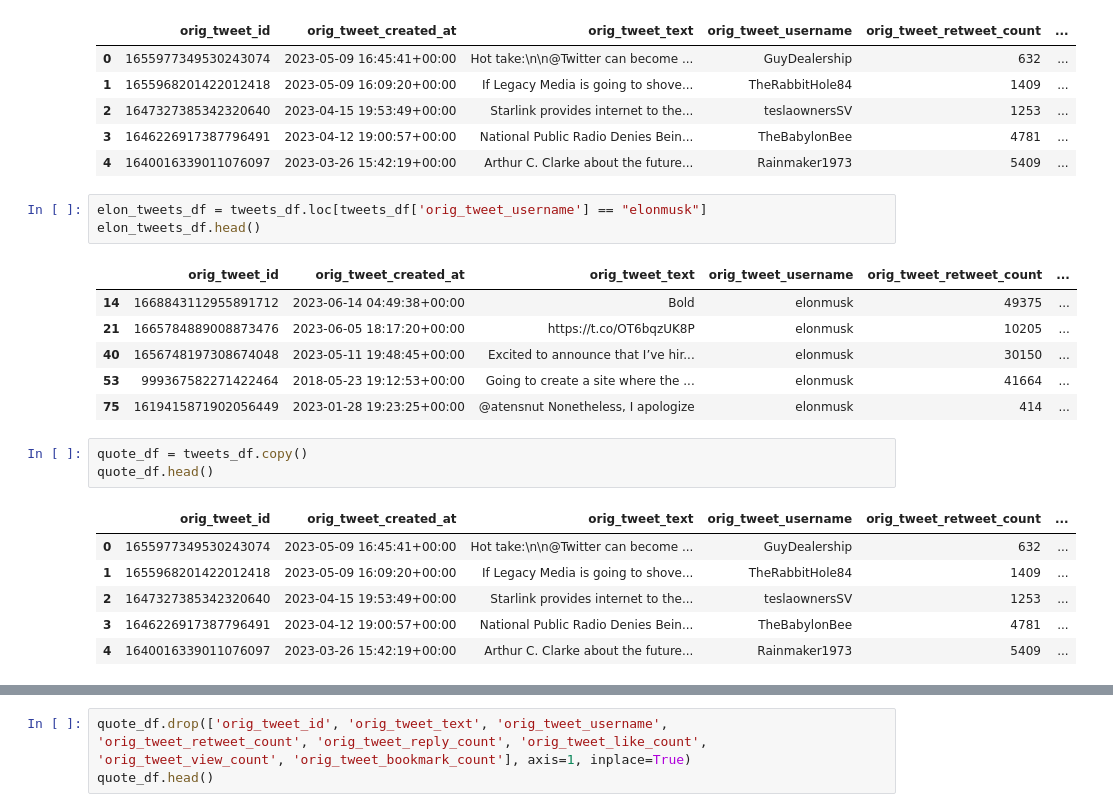
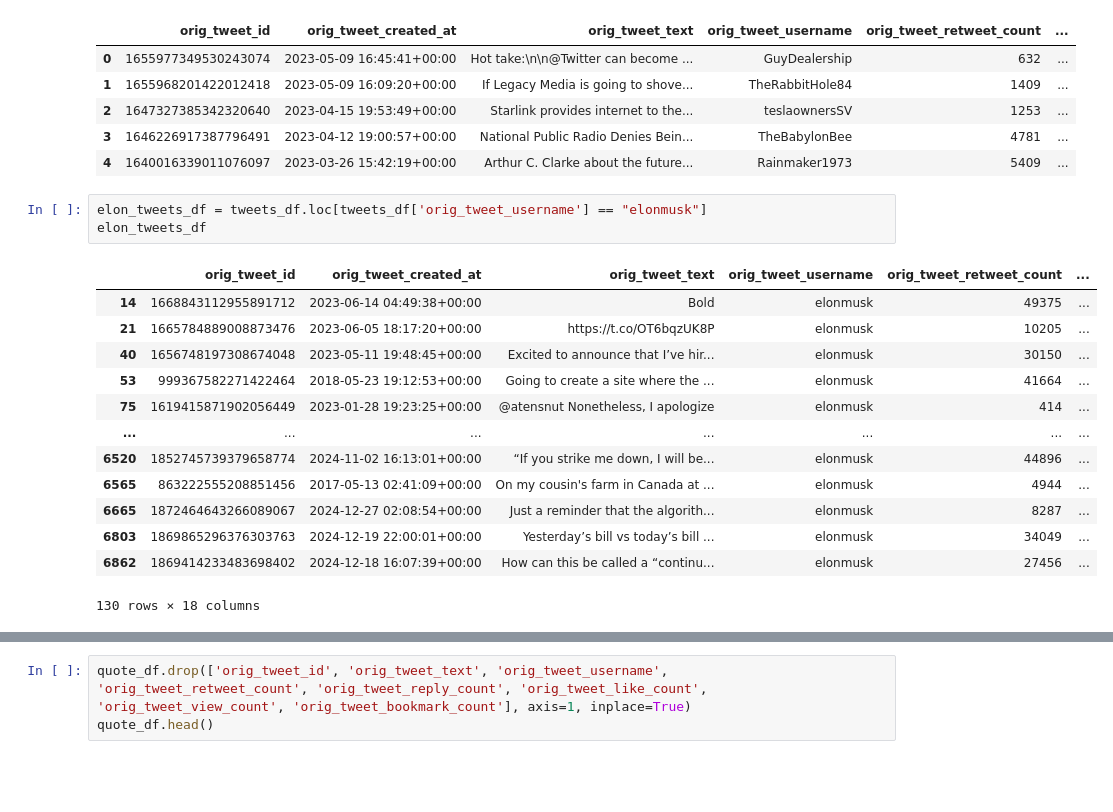
Before and after one commit to AliBedrosian/group-03-capstone_project, a Jupyter notebook: (Ali)/Ali_Cleaning_Tweets.ipynb, the cells around one changed output, grey strips where cells are left out. Saved outputs shown, nothing was run; the diff lists cells and outputs as text; blank space fills up the shorter version.

Commit message:
Ali tweets

```diff
--- a/(Ali)/Ali_Cleaning_Tweets.ipynb
+++ b/(Ali)/Ali_Cleaning_Tweets.ipynb
@@ -38,21 +52,18 @@ tweets_df.head()
 | 4 | 1640016339011076097 | 2023-03-26 15:42:19+00:00 | Arthur C. Clarke about the future... | Rainmaker1973 | 5409 | ... |
 # %%
 elon_tweets_df = tweets_df.loc[tweets_df['orig_tweet_username'] == "elonmusk"]
-elon_tweets_df.head()
+elon_tweets_df
 # %% [output]
 |  | orig_tweet_id | orig_tweet_created_at | orig_tweet_text | orig_tweet_username | orig_tweet_retweet_count | ... |
 | 14 | 1668843112955891712 | 2023-06-14 04:49:38+00:00 | Bold | elonmusk | 49375 | ... |
 | 21 | 1665784889008873476 | 2023-06-05 18:17:20+00:00 | https://t.co/OT6bqzUK8P | elonmusk | 10205 | ... |
 | 40 | 1656748197308674048 | 2023-05-11 19:48:45+00:00 | Excited to announce that I’ve hir... | elonmusk | 30150 | ... |
 | 53 | 999367582271422464 | 2018-05-23 19:12:53+00:00 | Going to create a site where the ... | elonmusk | 41664 | ... |
 | 75 | 1619415871902056449 | 2023-01-28 19:23:25+00:00 | @atensnut Nonetheless, I apologize | elonmusk | 414 | ... |
+| ... | ... | ... | ... | ... | ... | ... |
+| 6520 | 1852745739379658774 | 2024-11-02 16:13:01+00:00 | “If you strike me down, I will be... | elonmusk | 44896 | ... |
+| 6565 | 863222555208851456 | 2017-05-13 02:41:09+00:00 | On my cousin's farm in Canada at ... | elonmusk | 4944 | ... |
+| 6665 | 1872464643266089067 | 2024-12-27 02:08:54+00:00 | Just a reminder that the algorith... | elonmusk | 8287 | ... |
+| 6803 | 1869865296376303763 | 2024-12-19 22:00:01+00:00 | Yesterday’s bill vs today’s bill ... | elonmusk | 34049 | ... |
+| 6862 | 1869414233483698402 | 2024-12-18 16:07:39+00:00 | How can this be called a “continu... | elonmusk | 27456 | ... |
+130 rows × 18 columns
-# %%
-quote_df = tweets_df.copy()
-quote_df.head()
-# %% [output]
-|  | orig_tweet_id | orig_tweet_created_at | orig_tweet_text | orig_tweet_username | orig_tweet_retweet_count | ... |
-| 0 | 1655977349530243074 | 2023-05-09 16:45:41+00:00 | Hot take:\n\n@Twitter can become ... | GuyDealership | 632 | ... |
-| 1 | 1655968201422012418 | 2023-05-09 16:09:20+00:00 | If Legacy Media is going to shove... | TheRabbitHole84 | 1409 | ... |
-| 2 | 1647327385342320640 | 2023-04-15 19:53:49+00:00 | Starlink provides internet to the... | teslaownersSV | 1253 | ... |
-| 3 | 1646226917387796491 | 2023-04-12 19:00:57+00:00 | National Public Radio Denies Bein... | TheBabylonBee | 4781 | ... |
-| 4 | 1640016339011076097 | 2023-03-26 15:42:19+00:00 | Arthur C. Clarke about the future... | Rainmaker1973 | 5409 | ... |
```
Also changed, not shown: parts of 5 cells of this notebook, 1 other file.
